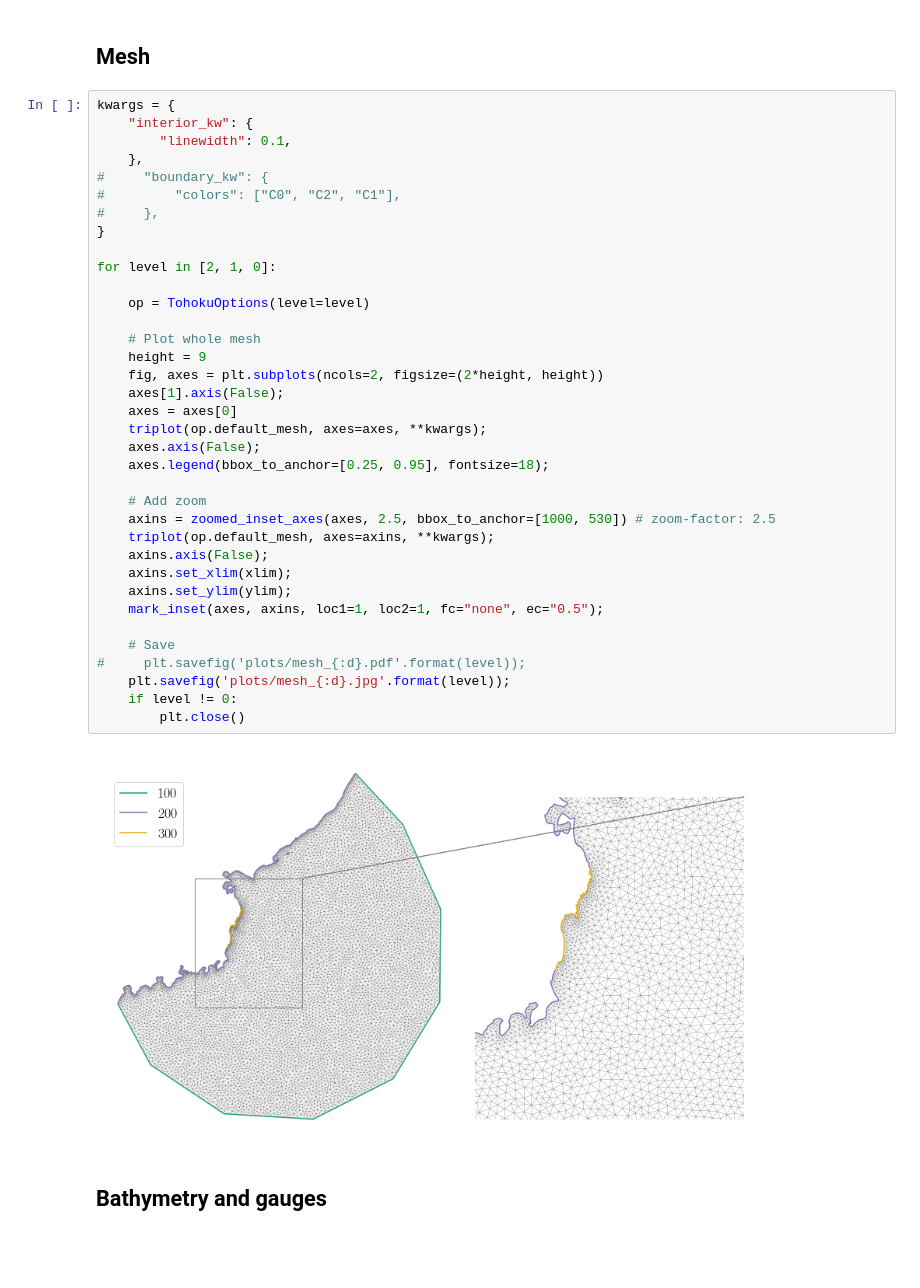
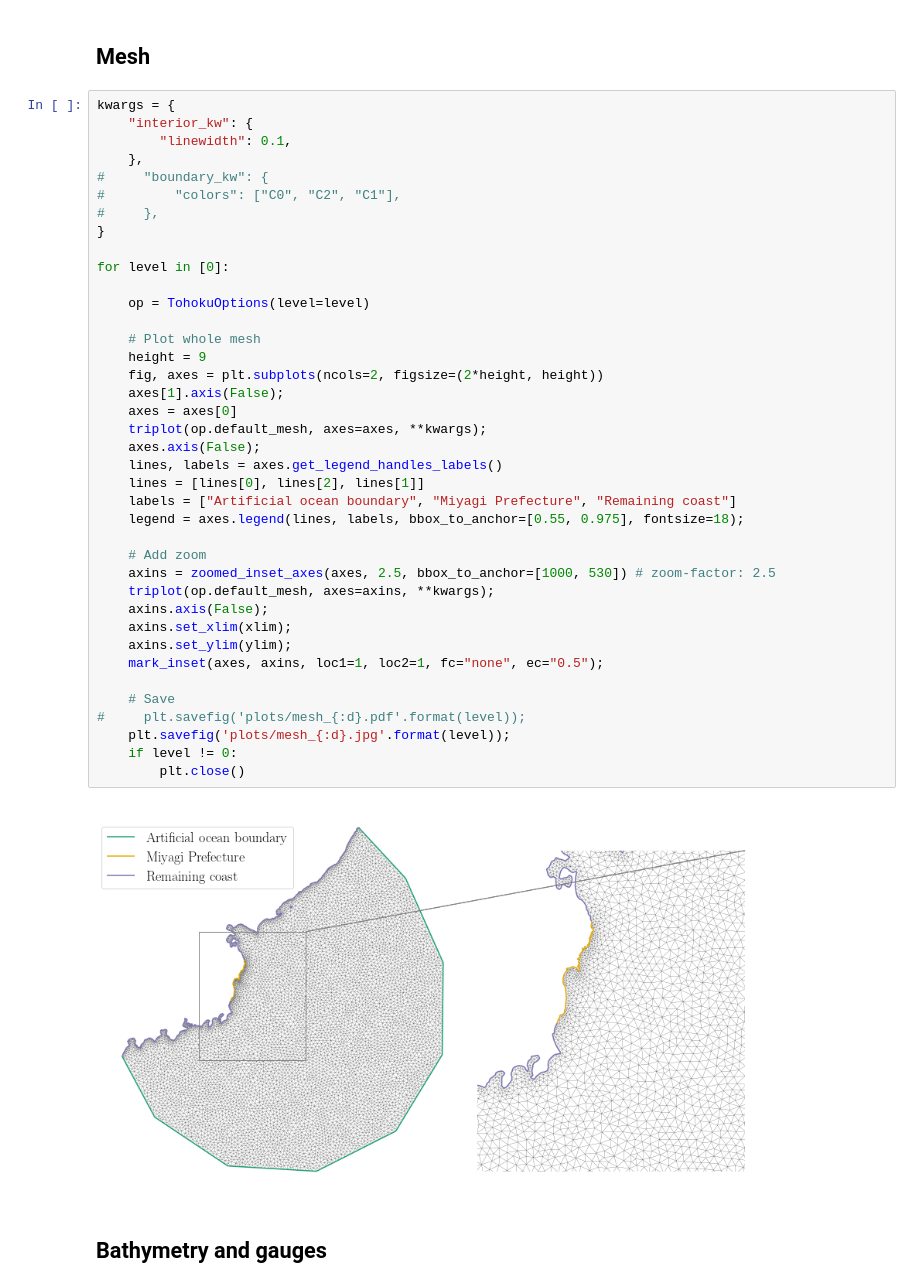
Before and after one commit to jwallwork23/adapt_utils_notebooks, a Jupyter notebook: case_studies/tohoku/01-setup/01-domain-and-initial-conditions.ipynb, the cells around one changed output. Drawn from its saved outputs; the diff is of its cells as text; blank space fills up the shorter version.

Commit message:
tohoku: plotting updates

```diff
--- a/case_studies/tohoku/01-setup/01-domain-and-initial-conditions.ipynb
+++ b/case_studies/tohoku/01-setup/01-domain-and-initial-conditions.ipynb
@@ -28,36 +32,39 @@ kwargs = {
 #     "boundary_kw": {
 #         "colors": ["C0", "C2", "C1"],
 #     },
 }
 
-for level in [2, 1, 0]:
+for level in [0]:
 
     op = TohokuOptions(level=level)
 
     # Plot whole mesh
     height = 9
     fig, axes = plt.subplots(ncols=2, figsize=(2*height, height))
     axes[1].axis(False);
     axes = axes[0]
     triplot(op.default_mesh, axes=axes, **kwargs);
     axes.axis(False);
-    axes.legend(bbox_to_anchor=[0.25, 0.95], fontsize=18);
+    lines, labels = axes.get_legend_handles_labels()
+    lines = [lines[0], lines[2], lines[1]]
+    labels = ["Artificial ocean boundary", "Miyagi Prefecture", "Remaining coast"]
+    legend = axes.legend(lines, labels, bbox_to_anchor=[0.55, 0.975], fontsize=18);
 
     # Add zoom
     axins = zoomed_inset_axes(axes, 2.5, bbox_to_anchor=[1000, 530]) # zoom-factor: 2.5
     triplot(op.default_mesh, axes=axins, **kwargs);
     axins.axis(False);
     axins.set_xlim(xlim);
     axins.set_ylim(ylim);
     mark_inset(axes, axins, loc1=1, loc2=1, fc="none", ec="0.5");
 
     # Save
 #     plt.savefig('plots/mesh_{:d}.pdf'.format(level));
     plt.savefig('plots/mesh_{:d}.jpg'.format(level));
     if level != 0:
         plt.close()
 # %% [output]
-[figure, old version]
+[figure, new version]
 # %% [markdown]
 ## Bathymetry and gauges
 # %%
```
Also changed, not shown: parts of 4 cells of this notebook, 1 other file.
